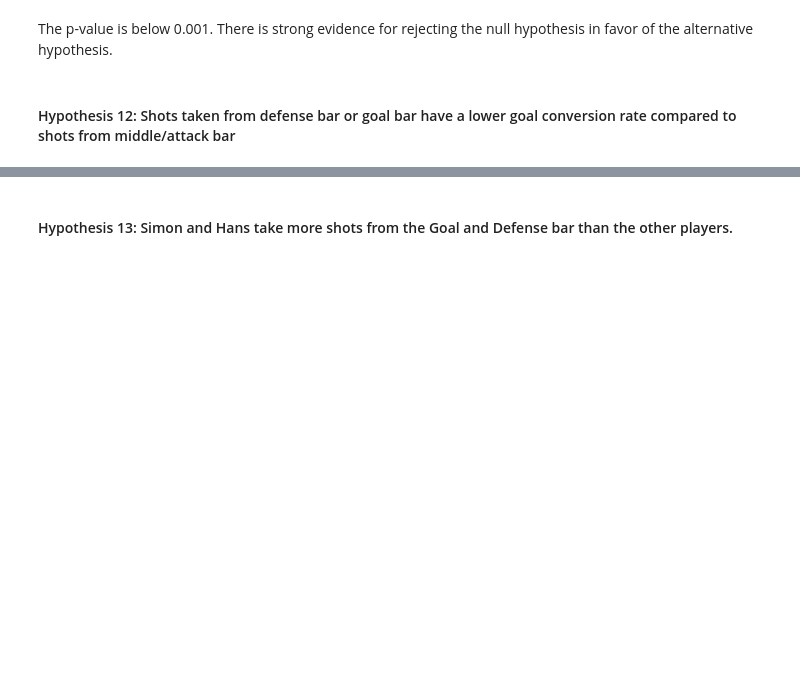
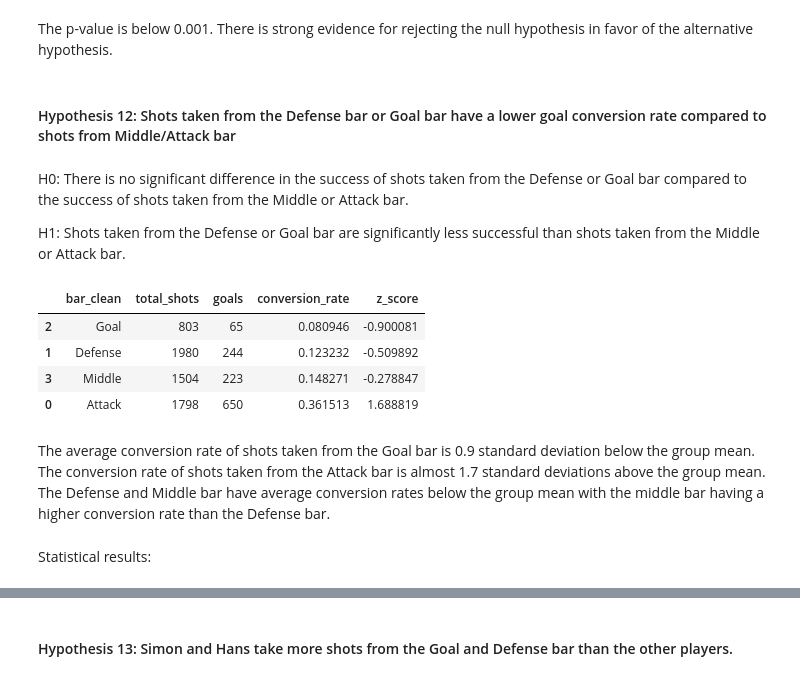
Before and after one commit to Rutvik-rn/Kicker-Strategy, a Jupyter notebook: results.ipynb, the cells around one changed output, grey strips where cells are left out. Saved outputs shown, nothing was run; the diff lists cells and outputs as text; code cells hidden in the pictures; blank space fills up the shorter version.

Commit message:
Hypothesis 12

```diff
--- a/results.ipynb
+++ b/results.ipynb
@@ -498,0 +506,3 @@ plt.show()
+# %%
+bar_stats =shots.groupby("bar_clean")["is_goal"].agg(total_shots="count",goals="sum",conversion_rate="mean").reset_index()
+bar_stats.sort_values(by='conversion_rate', ascending=False)
@@ -664,4 +680,23 @@ p value: 3.1260e-138
 # %% [markdown]
 The p-value is below 0.001. There is strong evidence for rejecting the null hypothesis in favor of the alternative hypothesis.
 # %% [markdown]
-#### Hypothesis 12: Shots taken from defense bar or goal bar have a lower goal conversion rate compared to shots from middle/attack bar
+#### Hypothesis 12: Shots taken from the Defense bar or Goal bar have a lower goal conversion rate compared to shots from Middle/Attack bar
+# %% [markdown]
+H0: There is no significant difference in the success of shots taken from the Defense or Goal bar compared to the success of shots taken from the Middle or Attack bar.
+
+H1: Shots taken from the Defense or Goal bar are significantly less successful than shots taken from the Middle or Attack bar.
+# %%
+scaler = StandardScaler()
+rates_reshaped = bar_stats["conversion_rate"].values.reshape(-1, 1)
+bar_stats["z_score"] = scaler.fit_transform(rates_reshaped)
+bar_stats.sort_values(by="conversion_rate", ascending=True)
+# %% [output]
+|  | bar_clean | total_shots | goals | conversion_rate | z_score |
+| 2 | Goal | 803 | 65 | 0.080946 | -0.900081 |
+| 1 | Defense | 1980 | 244 | 0.123232 | -0.509892 |
+| 3 | Middle | 1504 | 223 | 0.148271 | -0.278847 |
+| 0 | Attack | 1798 | 650 | 0.361513 | 1.688819 |
+# %% [markdown]
+The average conversion rate of shots taken from the Goal bar is 0.9 standard deviation below the group mean. The conversion rate of shots taken from the Attack bar is almost 1.7 standard deviations above the group mean. The Defense and Middle bar have average conversion rates below the group mean with the middle bar having a higher conversion rate than the Defense bar.
+# %% [markdown]
+Statistical results:
```
Also changed, not shown: parts of 5 cells of this notebook.
